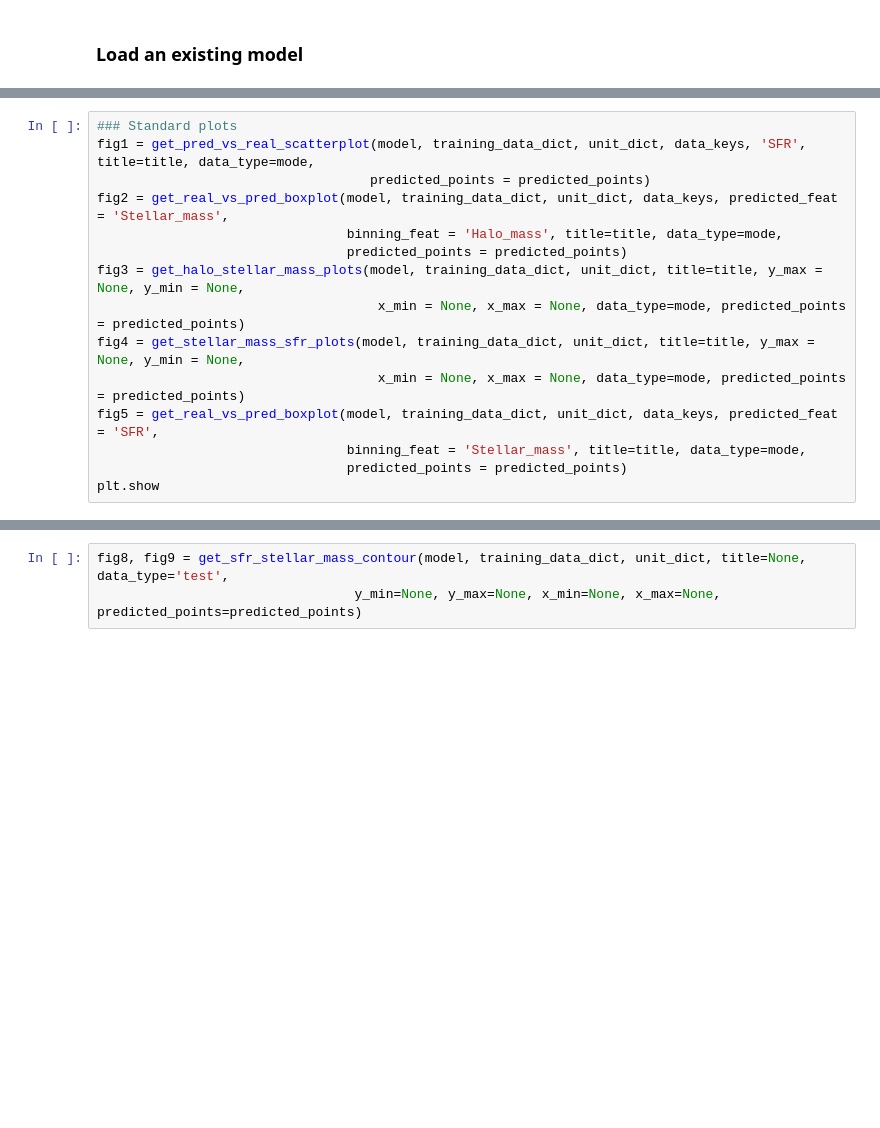
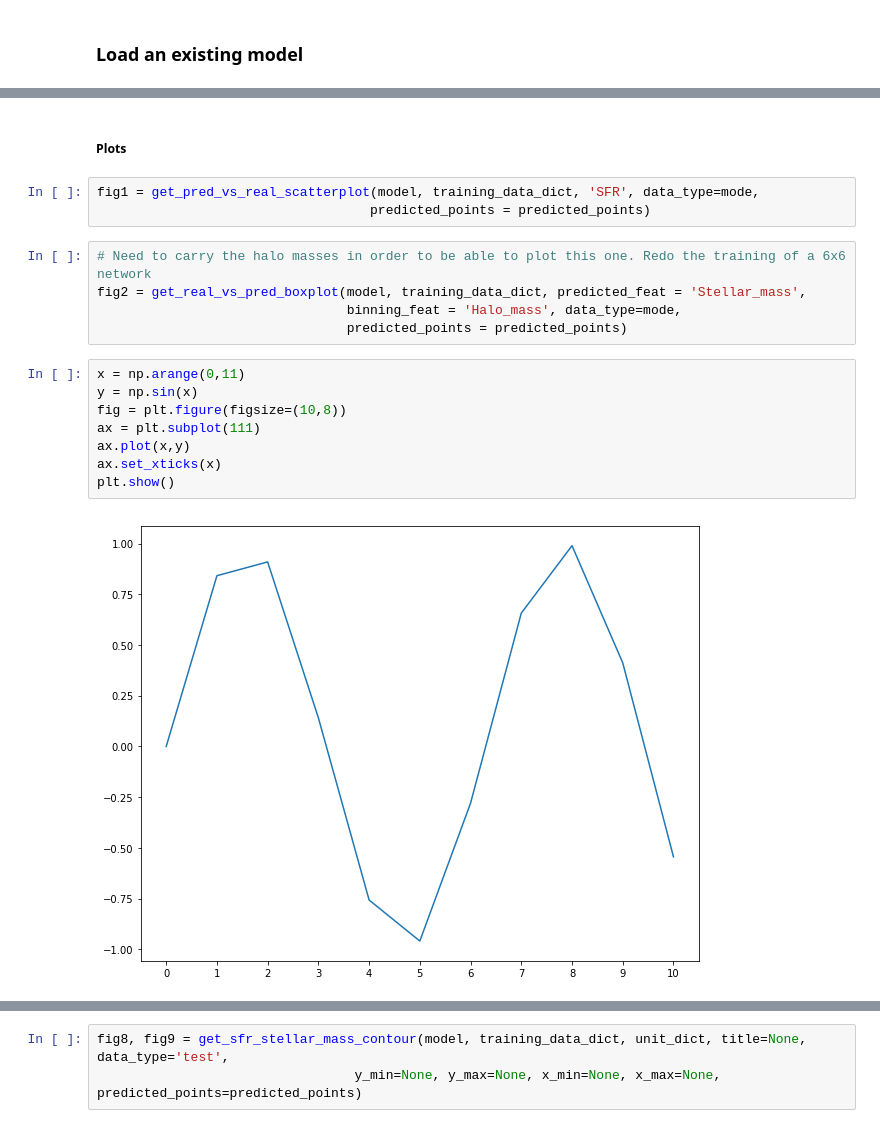
Before and after one commit to magnus-lindstrom/masters-project-galaxy-formation, a Jupyter notebook: code/backpropagation_code/bp_general_purpose_notebook.ipynb, the cells around one changed output, grey strips where cells are left out. Cells and saved outputs as stored; diff of their text form; blank space fills up the shorter version.

```diff
--- a/code/backpropagation_code/bp_general_purpose_notebook.ipynb
+++ b/code/backpropagation_code/bp_general_purpose_notebook.ipynb
@@ -108,15 +119,20 @@ title = 'Inputs: {}\n{:.1e} train points, {} mse {:.3e}, {} data'.format(', '.jo
-# %%
-### Standard plots
-fig1 = get_pred_vs_real_scatterplot(model, training_data_dict, unit_dict, data_keys, 'SFR', title=title, data_type=mode,
-                                   predicted_points = predicted_points)
-fig2 = get_real_vs_pred_boxplot(model, training_data_dict, unit_dict, data_keys, predicted_feat = 'Stellar_mass',
-                                binning_feat = 'Halo_mass', title=title, data_type=mode,
-                                predicted_points = predicted_points)
-fig3 = get_halo_stellar_mass_plots(model, training_data_dict, unit_dict, title=title, y_max = None, y_min = None,
-                                    x_min = None, x_max = None, data_type=mode, predicted_points = predicted_points)
-fig4 = get_stellar_mass_sfr_plots(model, training_data_dict, unit_dict, title=title, y_max = None, y_min = None,
-                                    x_min = None, x_max = None, data_type=mode, predicted_points = predicted_points)
-fig5 = get_real_vs_pred_boxplot(model, training_data_dict, unit_dict, data_keys, predicted_feat = 'SFR',
-                                binning_feat = 'Stellar_mass', title=title, data_type=mode,
-                                predicted_points = predicted_points)
-plt.show
+# %% [markdown]
+##### Plots
+# %%
+fig1 = get_pred_vs_real_scatterplot(model, training_data_dict, 'SFR', data_type=mode,
+                                   predicted_points = predicted_points)
+# %%
+# Need to carry the halo masses in order to be able to plot this one. Redo the training of a 6x6 network
+fig2 = get_real_vs_pred_boxplot(model, training_data_dict, predicted_feat = 'Stellar_mass',
+                                binning_feat = 'Halo_mass', data_type=mode,
+                                predicted_points = predicted_points)
+# %%
+x = np.arange(0,11)
+y = np.sin(x)
+fig = plt.figure(figsize=(10,8))
+ax = plt.subplot(111)
+ax.plot(x,y)
+ax.set_xticks(x)
+plt.show()
+# %% [output]
+[figure, added]
```
Also changed, not shown: parts of 43 cells of this notebook, 15 other files.
